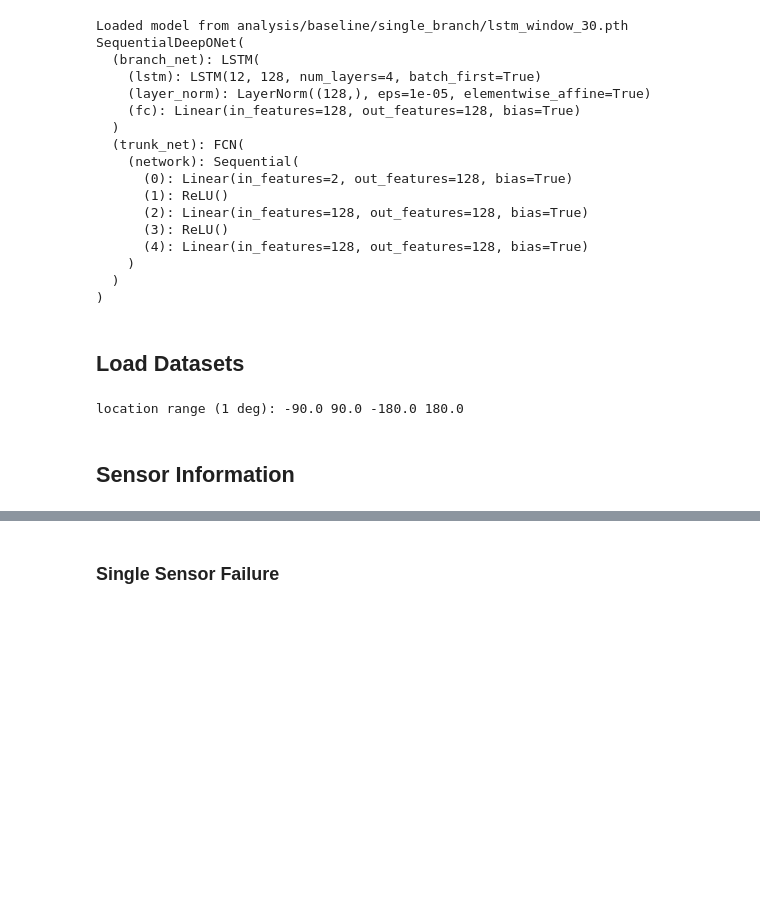
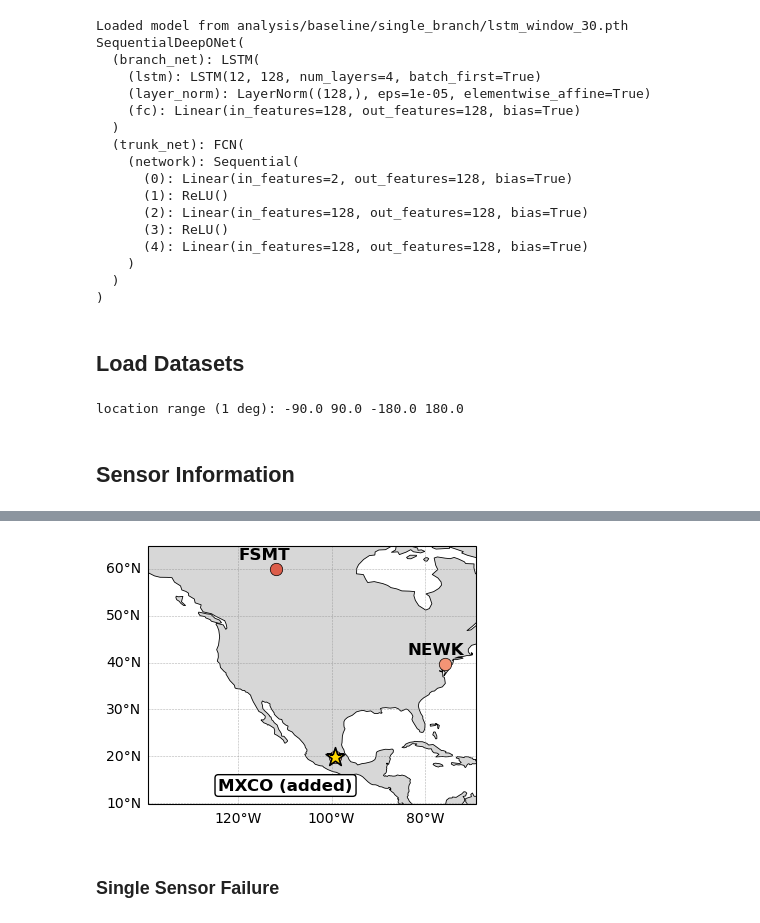
Before and after one commit to kkazuma19/CosmicRays-Operator, a Jupyter notebook: analysis/sensors/notebook.ipynb, the cells around one changed output, grey strips where cells are left out. Drawn from its saved outputs; the diff is of its cells as text; code cells hidden in the pictures; blank space fills up the shorter version.

```diff
--- a/analysis/sensors/notebook.ipynb
+++ b/analysis/sensors/notebook.ipynb
@@ -202,3 +202,97 @@ plt.show()
+# %%
+import matplotlib.pyplot as plt
+import cartopy.crs as ccrs
+import cartopy.feature as cfeature
+import numpy as np
+from cartopy.mpl.ticker import LongitudeFormatter, LatitudeFormatter
+
+# Identify MXCO
+mxco_idx = station_names.index("MXCO")
+lon0, lat0 = lons[mxco_idx], lats[mxco_idx]
+
+fig = plt.figure(figsize=(4, 4))
+ax = plt.axes(projection=ccrs.PlateCarree())
+
+ax.set_extent([lon0 - 40, lon0 + 30, lat0 - 10, lat0 + 45], crs=ccrs.PlateCarree())
+
+ax.add_feature(cfeature.LAND, facecolor="lightgray", edgecolor="none", alpha=0.9)
+ax.add_feature(cfeature.OCEAN, facecolor="white")
+ax.coastlines(linewidth=0.6)
+
+cmap = plt.get_cmap("coolwarm")
+norm = plt.Normalize(vmin=-90, vmax=80)
+
+for i, name in enumerate(station_names):
+    if (lons[i] > lon0 - 40 and lons[i] < lon0 + 30 and
+        lats[i] > lat0 - 10  and lats[i] < lat0 + 45):
+
+        ax.scatter(
+            lons[i], lats[i], s=80,
+            color=cmap(norm(lats[i])),
+            edgecolor="k", linewidth=0.5,
+            transform=ccrs.PlateCarree(), zorder=3
+        )
+
+        if name != "MXCO":
+            ax.text(
+                lons[i] - 8, lats[i] + 2, name,
+                fontsize=12, fontweight="bold", color="k",
+                transform=ccrs.PlateCarree(), zorder=4
+            )
+
+ax.scatter(
+    [lon0], [lat0],
+    s=200, marker="*", color="gold",
+    edgecolor="k", linewidth=1.2,
+    transform=ccrs.PlateCarree(), zorder=6
+)
+
+ax.text(
+    lon0 - 25, lat0 - 7, "MXCO (added)",
+    fontsize=12, fontweight="bold",
+    bbox=dict(facecolor="white", edgecolor="k", boxstyle="round,pad=0.2"),
+    transform=ccrs.PlateCarree(), zorder=7
+)
+
+# ============================================================
+# Add lon/lat ticks + labels
+# ============================================================
+gl = ax.gridlines(
+    crs=ccrs.PlateCarree(),
+    draw_labels=True,
+    linewidth=0.4,
+    color="gray",
+    alpha=0.6,
+    linestyle="--"
+)
+
+# Show labels only on left and bottom (Nature style)
+gl.top_labels = False
+gl.right_labels = False
+gl.left_labels = True
+gl.bottom_labels = True
+
+# Control tick locations (adjust spacing as you like)
+gl.xlocator = plt.FixedLocator(np.arange(-180, 181, 20))
+gl.ylocator = plt.FixedLocator(np.arange(-90, 91, 10))
+
+# Format ticks as degrees with E/W/N/S
+gl.xformatter = LongitudeFormatter()
+gl.yformatter = LatitudeFormatter()
+
+# Label font sizing
+gl.xlabel_style = {"size": 10}
+gl.ylabel_style = {"size": 10}
+
+# Do NOT remove ticks anymore
+# ax.set_xticks([])
+# ax.set_yticks([])
+
+plt.tight_layout()
+plt.savefig("analysis/sensors/figures/station_map_MXCO.png", dpi=300, bbox_inches="tight")
+plt.show()
+# %% [output]
+[figure, added]
 # %%
 def simulate_and_evaluate_failure(sensor_index, replace_value=sensor_mean):
     print(f'Simulating failure for station: {station_names[sensor_index]} (index {sensor_index})')
```
Also changed, not shown: parts of 11 cells of this notebook, 22 other files.
